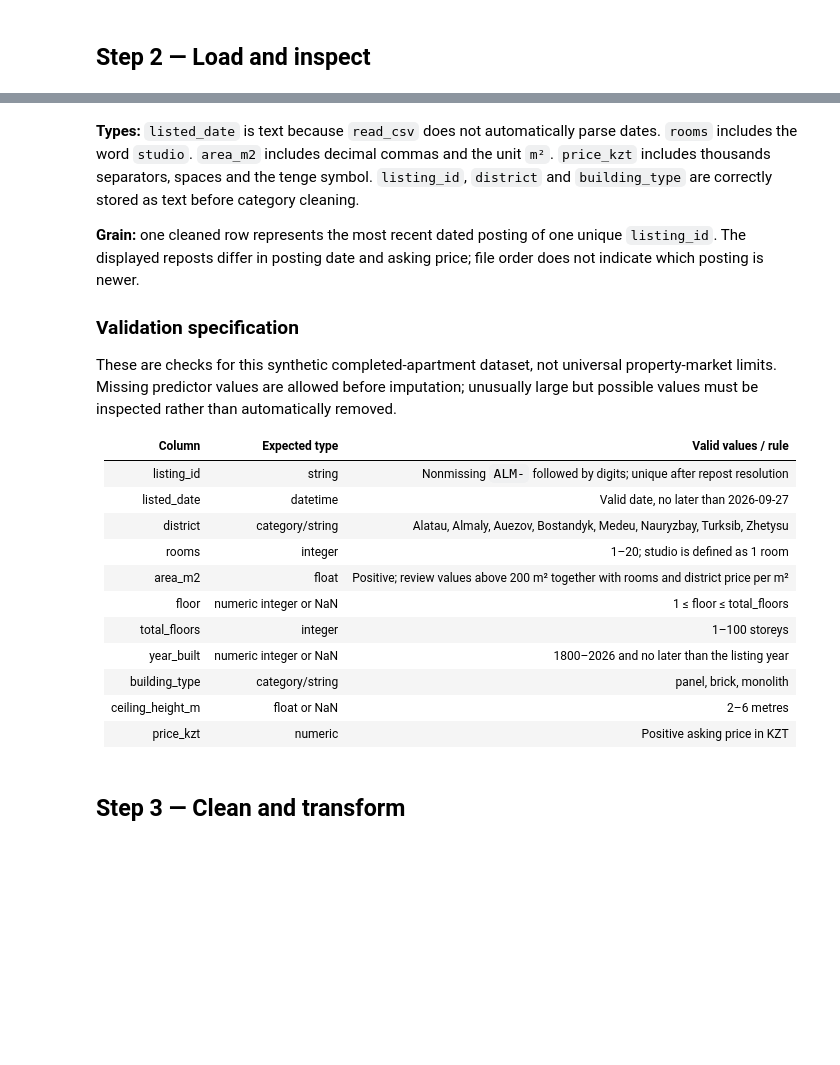
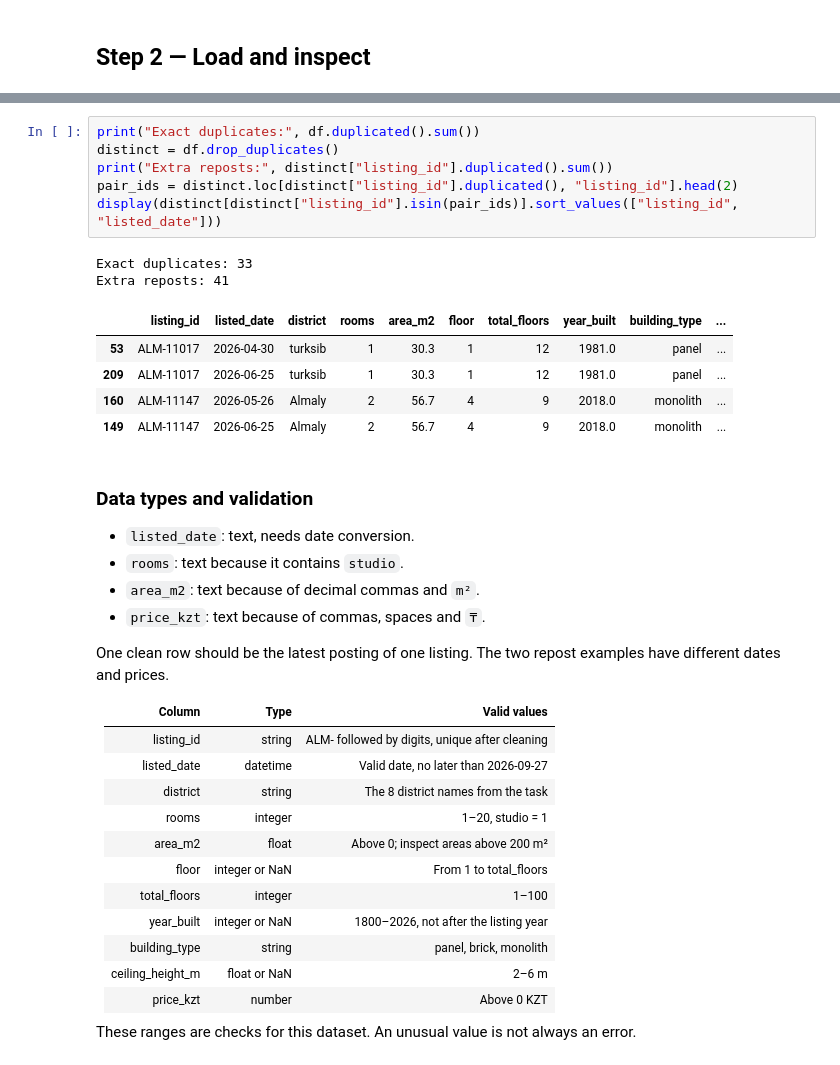
Before and after one commit to nurtore067/Gumar_ML_task_1, a Jupyter notebook: task1_preprocessing.ipynb, the cells around one changed output, grey strips where cells are left out. Saved outputs shown, nothing was run; the diff lists cells and outputs as text; blank space fills up the shorter version.

```diff
--- a/task1_preprocessing.ipynb
+++ b/task1_preprocessing.ipynb
@@ -96,23 +70,38 @@ ALM-10643 differing columns: ['listed_date', 'price_kzt']
-# %% [markdown]
-**Types:** `listed_date` is text because `read_csv` does not automatically parse dates. `rooms` includes the word `studio`. `area_m2` includes decimal commas and the unit `m²`. `price_kzt` includes thousands separators, spaces and the tenge symbol. `listing_id`, `district` and `building_type` are correctly stored as text before category cleaning.
-
-**Grain:** one cleaned row represents the most recent dated posting of one unique `listing_id`. The displayed reposts differ in posting date and asking price; file order does not indicate which posting is newer.
-
-### Validation specification
-These are checks for this synthetic completed-apartment dataset, not universal property-market limits. Missing predictor values are allowed before imputation; unusually large but possible values must be inspected rather than automatically removed.
-
-| Column | Expected type | Valid values / rule |
-|---|---|---|
-| listing_id | string | Nonmissing `ALM-` followed by digits; unique after repost resolution |
-| listed_date | datetime | Valid date, no later than 2026-09-27 |
-| district | category/string | Alatau, Almaly, Auezov, Bostandyk, Medeu, Nauryzbay, Turksib, Zhetysu |
-| rooms | integer | 1–20; studio is defined as 1 room |
-| area_m2 | float | Positive; review values above 200 m² together with rooms and district price per m² |
-| floor | numeric integer or NaN | 1 ≤ floor ≤ total_floors |
-| total_floors | integer | 1–100 storeys |
-| year_built | numeric integer or NaN | 1800–2026 and no later than the listing year |
-| building_type | category/string | panel, brick, monolith |
-| ceiling_height_m | float or NaN | 2–6 metres |
-| price_kzt | numeric | Positive asking price in KZT |
+# %%
+print("Exact duplicates:", df.duplicated().sum())
+distinct = df.drop_duplicates()
+print("Extra reposts:", distinct["listing_id"].duplicated().sum())
+pair_ids = distinct.loc[distinct["listing_id"].duplicated(), "listing_id"].head(2)
+display(distinct[distinct["listing_id"].isin(pair_ids)].sort_values(["listing_id", "listed_date"]))
+# %% [output]
+Exact duplicates: 33
+Extra reposts: 41
+|  | listing_id | listed_date | district | rooms | area_m2 | floor | total_floors | year_built | building_type | ... |
+| 53 | ALM-11017 | 2026-04-30 | turksib | 1 | 30.3 | 1 | 12 | 1981.0 | panel | ... |
+| 209 | ALM-11017 | 2026-06-25 | turksib | 1 | 30.3 | 1 | 12 | 1981.0 | panel | ... |
+| 160 | ALM-11147 | 2026-05-26 | Almaly | 2 | 56.7 | 4 | 9 | 2018.0 | monolith | ... |
+| 149 | ALM-11147 | 2026-06-25 | Almaly | 2 | 56.7 | 4 | 9 | 2018.0 | monolith | ... |
 # %% [markdown]
-## Step 3 — Clean and transform
+### Data types and validation
+- `listed_date`: text, needs date conversion.
+- `rooms`: text because it contains `studio`.
+- `area_m2`: text because of decimal commas and `m²`.
+- `price_kzt`: text because of commas, spaces and `₸`.
+
+One clean row should be the latest posting of one listing. The two repost examples have different dates and prices.
+
+| Column | Type | Valid values |
+|---|---|---|
+| listing_id | string | ALM- followed by digits, unique after cleaning |
+| listed_date | datetime | Valid date, no later than 2026-09-27 |
+| district | string | The 8 district names from the task |
+| rooms | integer | 1–20, studio = 1 |
+| area_m2 | float | Above 0; inspect areas above 200 m² |
+| floor | integer or NaN | From 1 to total_floors |
+| total_floors | integer | 1–100 |
+| year_built | integer or NaN | 1800–2026, not after the listing year |
+| building_type | string | panel, brick, monolith |
+| ceiling_height_m | float or NaN | 2–6 m |
+| price_kzt | number | Above 0 KZT |
+
+These ranges are checks for this dataset. An unusual value is not always an error.
```
Also changed, not shown: parts of 61 cells of this notebook, 1 other file.
